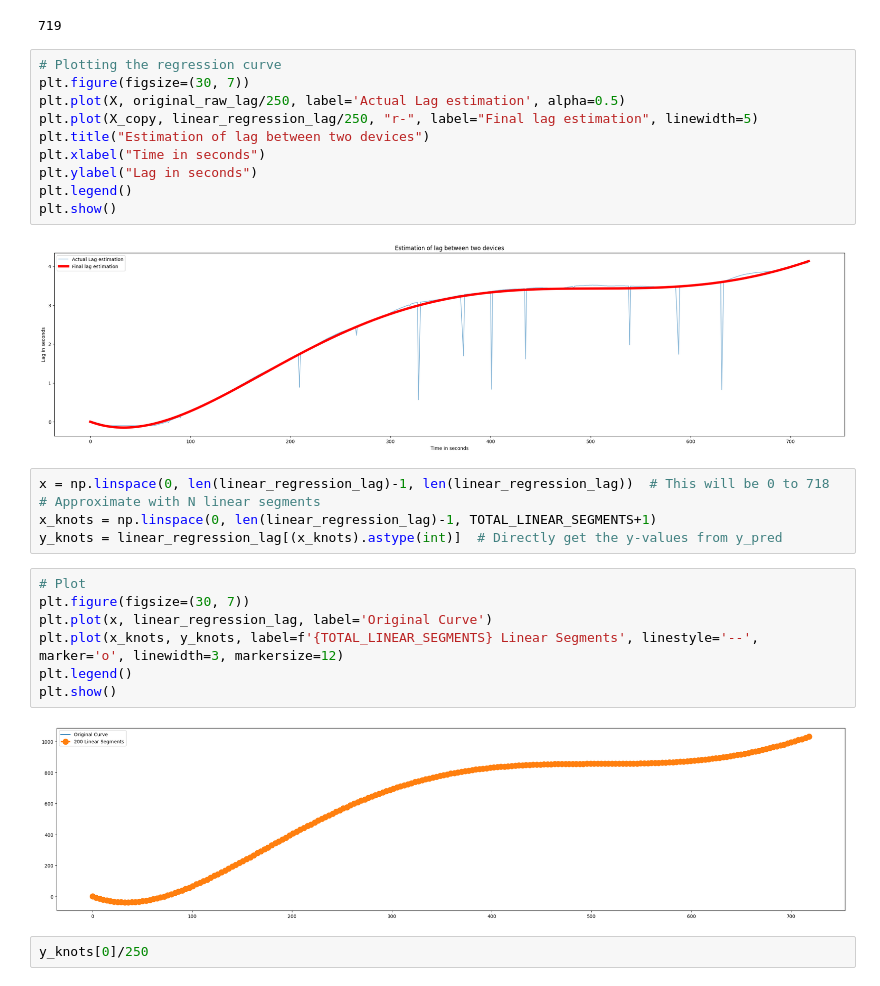
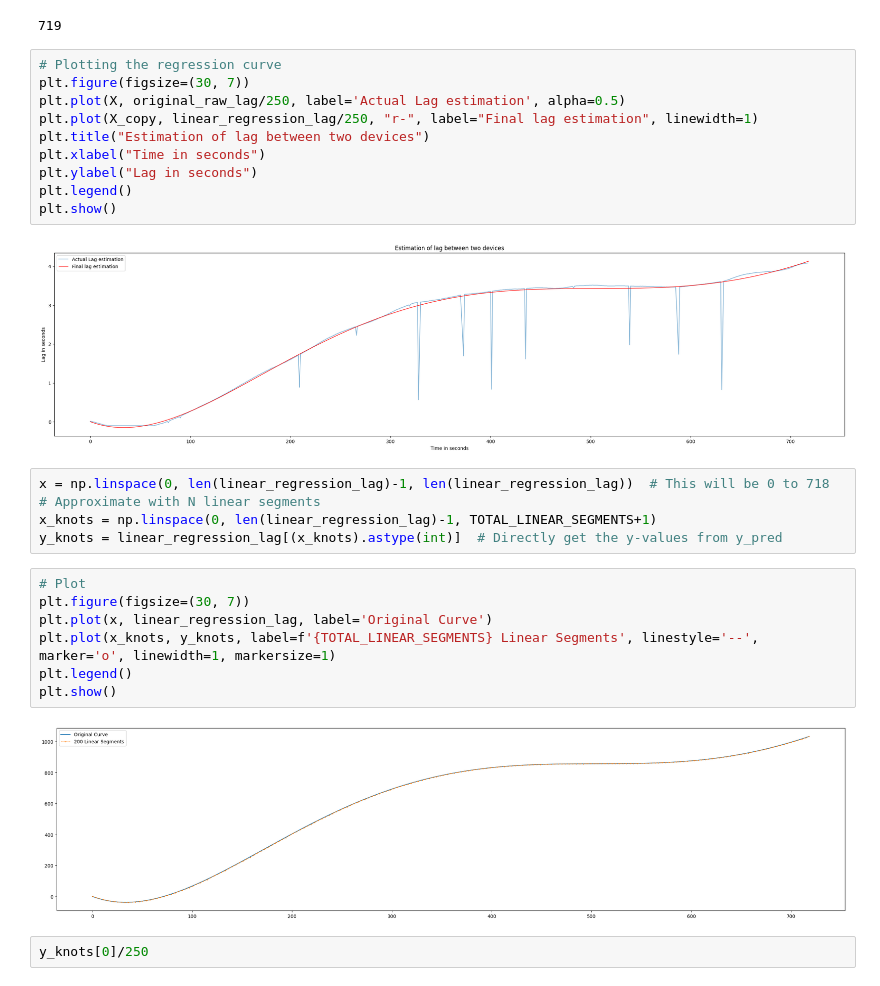
Before and after one commit to iduntech/idn-sync-data, a Jupyter notebook: sync_data.ipynb, the cells around one changed output. Drawn from its saved outputs; the diff is of its cells as text.

```diff
--- a/sync_data.ipynb
+++ b/sync_data.ipynb
@@ -254,14 +247,14 @@ len(linear_regression_lag)
 # Plotting the regression curve
 plt.figure(figsize=(30, 7))
 plt.plot(X, original_raw_lag/250, label='Actual Lag estimation', alpha=0.5)
-plt.plot(X_copy, linear_regression_lag/250, "r-", label="Final lag estimation", linewidth=5)
+plt.plot(X_copy, linear_regression_lag/250, "r-", label="Final lag estimation", linewidth=1)
 plt.title("Estimation of lag between two devices")
 plt.xlabel("Time in seconds")
 plt.ylabel("Lag in seconds")
 plt.legend()
 plt.show()
 # %% [output]
-[figure, old version]
+[figure, new version]
 # %%
 x = np.linspace(0, len(linear_regression_lag)-1, len(linear_regression_lag))  # This will be 0 to 718
 # Approximate with N linear segments
@@ -270,12 +263,12 @@ y_knots = linear_regression_lag[(x_knots).astype(int)]  # Directly get the y-val
 # %%
 # Plot
 plt.figure(figsize=(30, 7))
 plt.plot(x, linear_regression_lag, label='Original Curve')
-plt.plot(x_knots, y_knots, label=f'{TOTAL_LINEAR_SEGMENTS} Linear Segments', linestyle='--', marker='o', linewidth=3, markersize=12)
+plt.plot(x_knots, y_knots, label=f'{TOTAL_LINEAR_SEGMENTS} Linear Segments', linestyle='--', marker='o', linewidth=1, markersize=1)
 plt.legend()
 plt.show()
 # %% [output]
-[figure, old version]
+[figure, new version]
 # %%
 y_knots[0]/250
 # %% [output]
```
Also changed, not shown: parts of 13 cells of this notebook.
